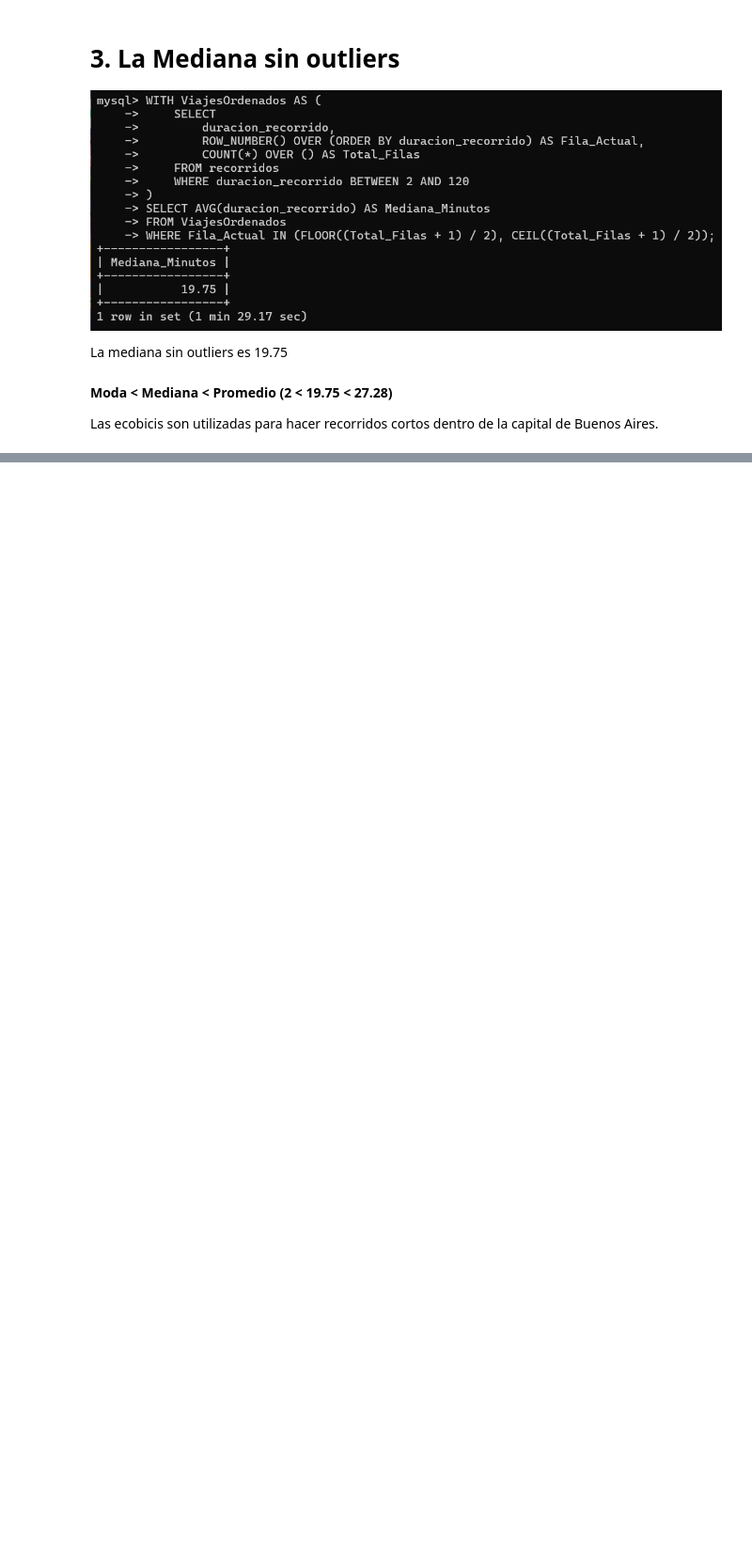
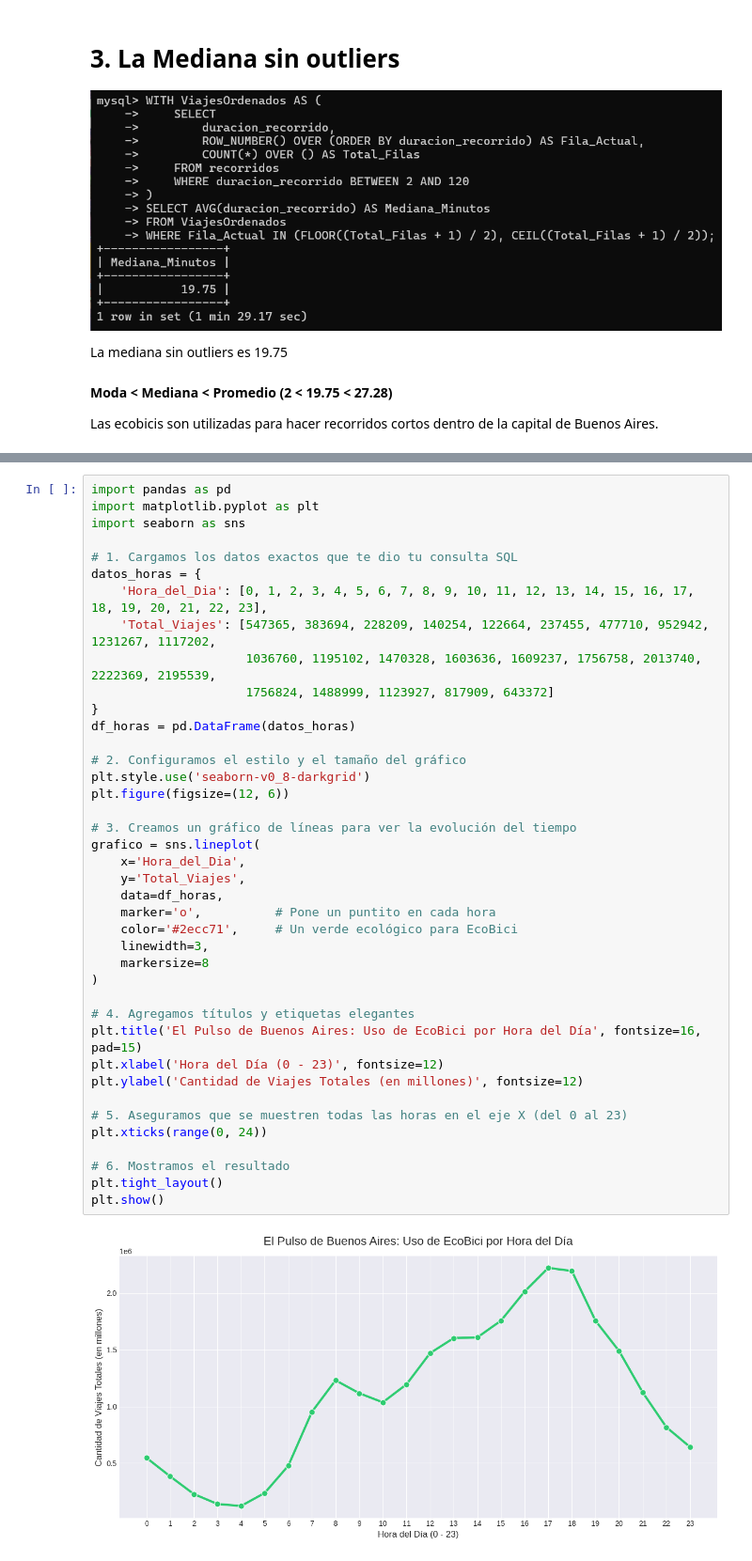
Before and after one commit to Nahirmendozacrespo/analisis-movilidad-ecobici, a Jupyter notebook: Media_Mediana_Moda.ipynb, the cells around one changed output, grey strips where cells are left out. Shown at 94% size. Drawn from its saved outputs; the diff is of its cells as text; blank space fills up the shorter version.

Commit message:
cantidad de viajes | viajes por genero | estacionalidad | edad.

```diff
--- a/Media_Mediana_Moda.ipynb
+++ b/Media_Mediana_Moda.ipynb
@@ -65,0 +76,42 @@ Las ecobicis son utilizadas para hacer recorridos cortos dentro de la capital de
+# %%
+import pandas as pd
+import matplotlib.pyplot as plt
+import seaborn as sns
+
+# 1. Cargamos los datos exactos que te dio tu consulta SQL
+datos_horas = {
+    'Hora_del_Dia': [0, 1, 2, 3, 4, 5, 6, 7, 8, 9, 10, 11, 12, 13, 14, 15, 16, 17, 18, 19, 20, 21, 22, 23],
+    'Total_Viajes': [547365, 383694, 228209, 140254, 122664, 237455, 477710, 952942, 1231267, 1117202,
+                     1036760, 1195102, 1470328, 1603636, 1609237, 1756758, 2013740, 2222369, 2195539,
+                     1756824, 1488999, 1123927, 817909, 643372]
+}
+df_horas = pd.DataFrame(datos_horas)
+
+# 2. Configuramos el estilo y el tamaño del gráfico
+plt.style.use('seaborn-v0_8-darkgrid')
+plt.figure(figsize=(12, 6))
+
+# 3. Creamos un gráfico de líneas para ver la evolución del tiempo
+grafico = sns.lineplot(
+    x='Hora_del_Dia',
+    y='Total_Viajes',
+    data=df_horas,
+    marker='o',          # Pone un puntito en cada hora
+    color='#2ecc71',     # Un verde ecológico para EcoBici
+    linewidth=3,
+    markersize=8
+)
+
+# 4. Agregamos títulos y etiquetas elegantes
+plt.title('El Pulso de Buenos Aires: Uso de EcoBici por Hora del Día', fontsize=16, pad=15)
+plt.xlabel('Hora del Día (0 - 23)', fontsize=12)
+plt.ylabel('Cantidad de Viajes Totales (en millones)', fontsize=12)
+
+# 5. Aseguramos que se muestren todas las horas en el eje X (del 0 al 23)
+plt.xticks(range(0, 24))
+
+# 6. Mostramos el resultado
+plt.tight_layout()
+plt.show()
+# %% [output]
+[figure, added]
```
Also changed, not shown: parts of 19 cells of this notebook.
